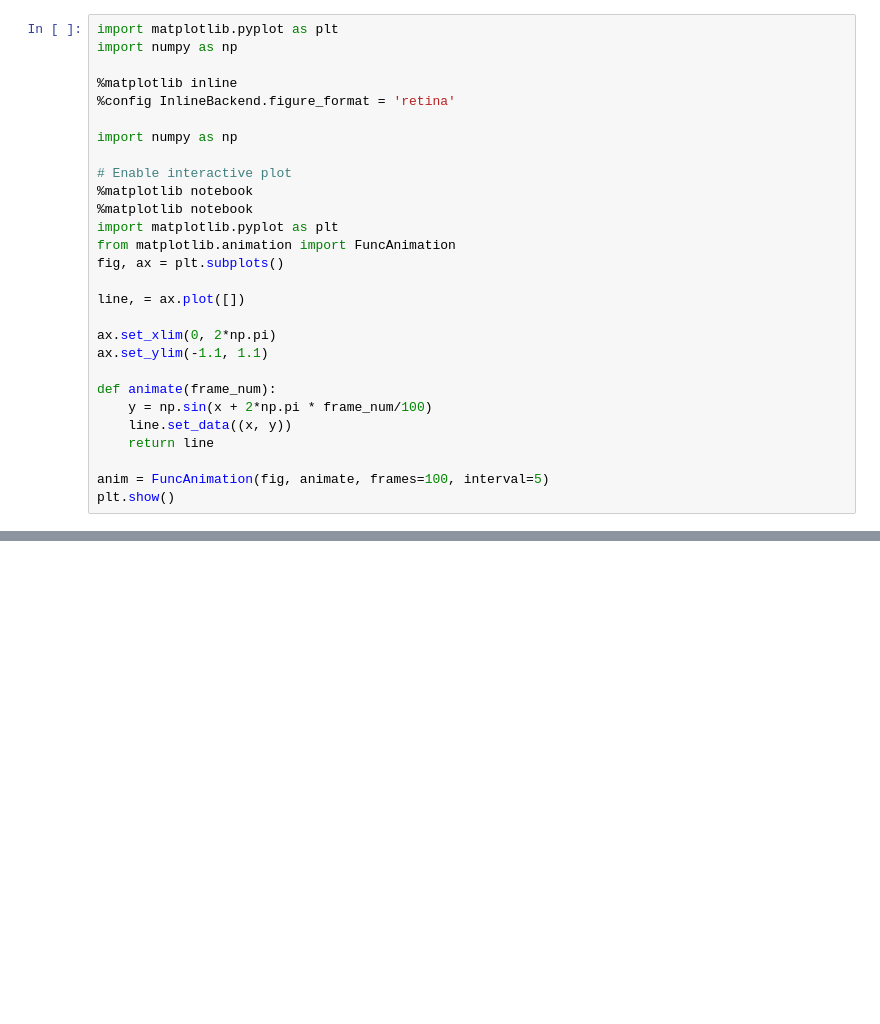
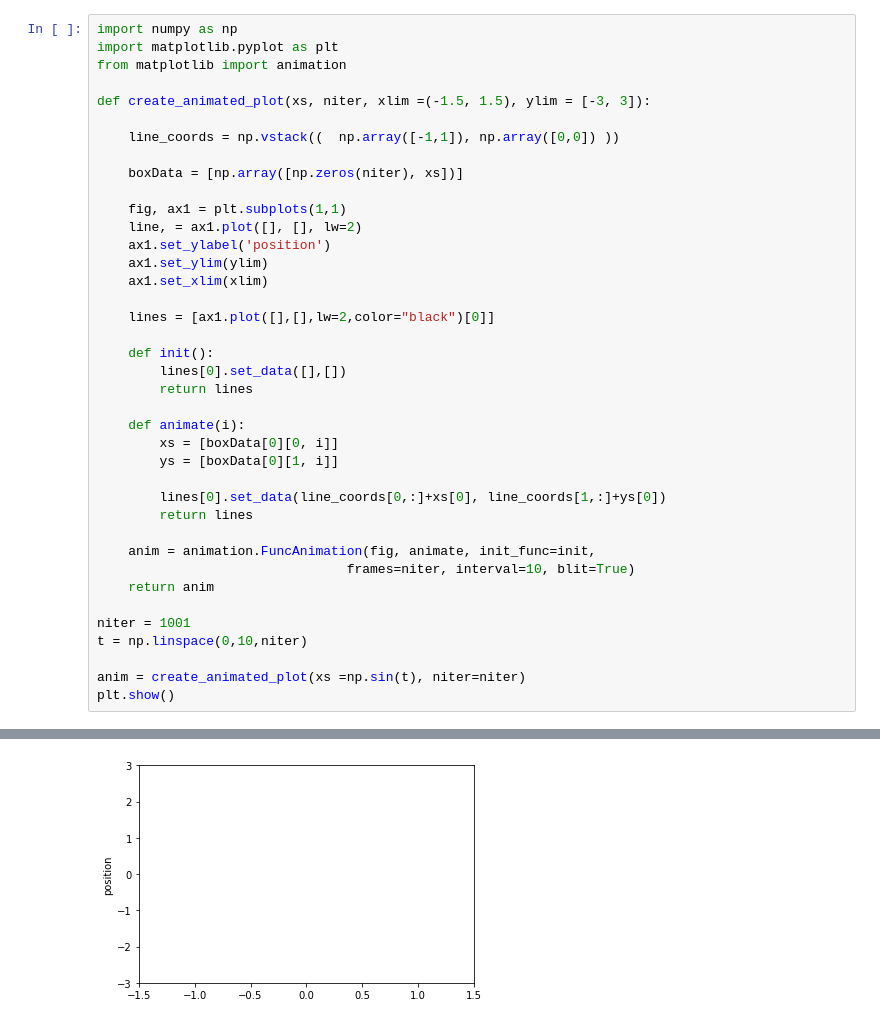
Before and after one commit to Nickvs99/ScientificComputing, a Jupyter notebook: Set 1/Untitled.ipynb, the cells around one changed output, grey strips where cells are left out. Drawn from its saved outputs; the diff is of its cells as text; blank space fills up the shorter version.

```diff
--- a/Set 1/Untitled.ipynb
+++ b/Set 1/Untitled.ipynb
@@ -1,29 +1,40 @@
 # %%
+import numpy as np
 import matplotlib.pyplot as plt
-import numpy as np
+from matplotlib import animation
 
-%matplotlib inline
-%config InlineBackend.figure_format = 'retina'
+def create_animated_plot(xs, niter, xlim =(-1.5, 1.5), ylim = [-3, 3]):
 
-import numpy as np
+    line_coords = np.vstack((  np.array([-1,1]), np.array([0,0]) ))
 
-# Enable interactive plot
-%matplotlib notebook
-%matplotlib notebook
-import matplotlib.pyplot as plt
-from matplotlib.animation import FuncAnimation
-fig, ax = plt.subplots()
+    boxData = [np.array([np.zeros(niter), xs])]
 
-line, = ax.plot([])
+    fig, ax1 = plt.subplots(1,1)
+    line, = ax1.plot([], [], lw=2)
+    ax1.set_ylabel('position')
+    ax1.set_ylim(ylim)
+    ax1.set_xlim(xlim)
 
-ax.set_xlim(0, 2*np.pi)
-ax.set_ylim(-1.1, 1.1)
+    lines = [ax1.plot([],[],lw=2,color="black")[0]]
 
-def animate(frame_num):
-    y = np.sin(x + 2*np.pi * frame_num/100)
-    line.set_data((x, y))
-    return line
+    def init():
+        lines[0].set_data([],[])
+        return lines
 
-anim = FuncAnimation(fig, animate, frames=100, interval=5)
+    def animate(i):
+        xs = [boxData[0][0, i]]
+        ys = [boxData[0][1, i]]
+
+        lines[0].set_data(line_coords[0,:]+xs[0], line_coords[1,:]+ys[0])
+        return lines
+
+    anim = animation.FuncAnimation(fig, animate, init_func=init,
+                                frames=niter, interval=10, blit=True)
+    return anim
+
+niter = 1001
+t = np.linspace(0,10,niter)
+
+anim = create_animated_plot(xs =np.sin(t), niter=niter)
 plt.show()
 # %% [output]
@@ -31,0 +41 @@ plt.show()
+[figure, added]
```
Also changed, not shown: parts of 1 cell of this notebook, 3 other files.
